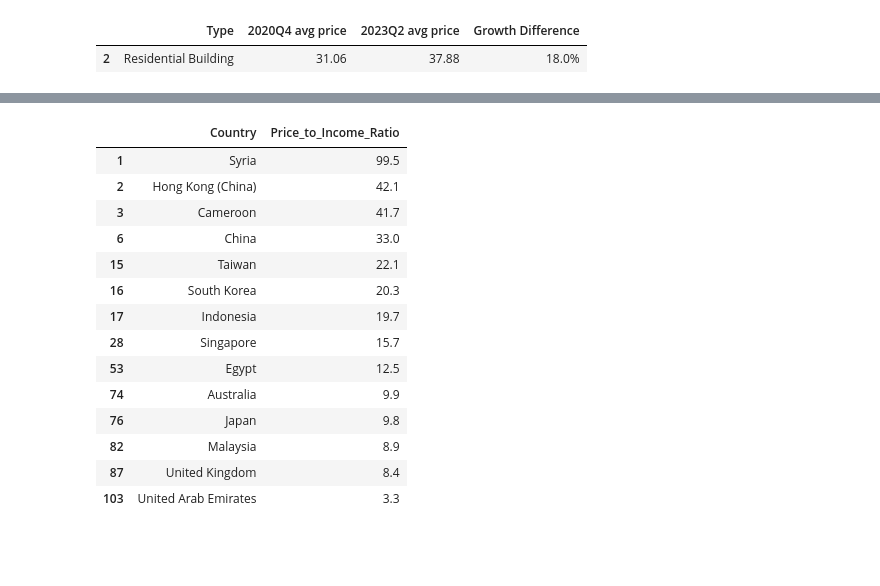
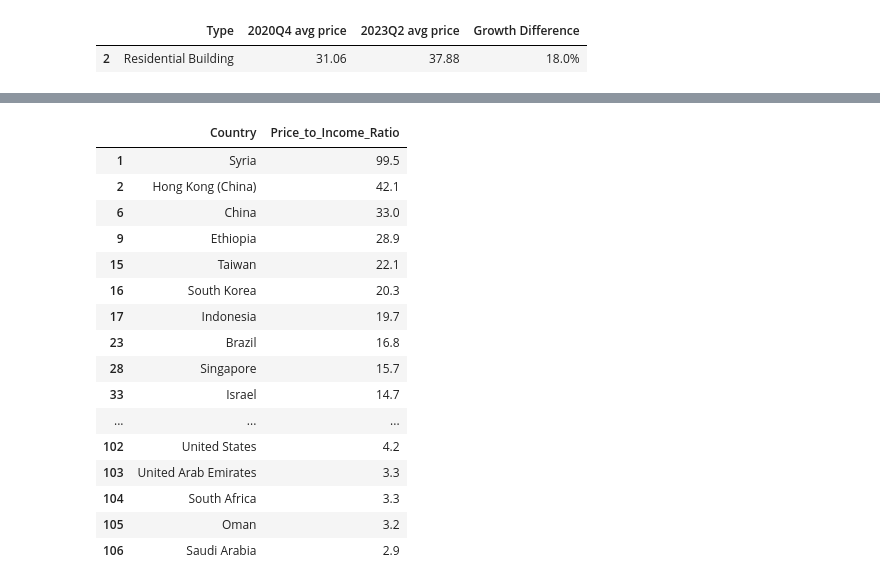
Before and after one commit to e19931107/Project2, a Jupyter notebook: Project_20240103.ipynb, the cells around one changed output, grey strips where cells are left out. Cells and saved outputs as stored; diff of their text form; code cells hidden in the pictures; blank space fills up the shorter version.

```diff
--- a/Project_20240103.ipynb
+++ b/Project_20240103.ipynb
@@ -353,12 +352,12 @@ for area in ['中壢區', '桃園區']:
     # Adjust layout to prevent label overlap
     fig.tight_layout()
 
-    # save the plot with title named
-    path_to_save_file = Path().absolute()/"PNG"/"District"
-    path_to_save_file.mkdir(parents=True, exist_ok=True)  # Create the directory if it doesn't exist
-    filename = f'{title}.png'
-    full_path = path_to_save_file/filename
-    plt.savefig(full_path)
+    # # save the plot with title named
+    # path_to_save_file = Path().absolute()/"PNG"/"District"
+    # path_to_save_file.mkdir(parents=True, exist_ok=True)  # Create the directory if it doesn't exist
+    # filename = f'{title}.png'
+    # full_path = path_to_save_file/filename
+    # plt.savefig(full_path)
 
     # Show the chart
     plt.show()
@@ -894,20 +926,20 @@ ddata_bade_Tao_detail.describe().round(2)
 # %%
 # Convert 'Yearmonth' to datetime
-data_bade_Tao['Yearmonth'] = pd.to_datetime(data_bade_Tao['Yearmonth'].astype(str), errors='coerce')
+data_arts['Yearmonth'] = pd.to_datetime(data_arts['Yearmonth'].astype(str), errors='coerce')
 
 # Drop rows with missing or NaT values (if needed)
-data_bade_Tao = data_bade_Tao.dropna(subset=['Yearmonth'])
+data_arts = data_arts.dropna(subset=['Yearmonth'])
 
 # Continue with the rest of your code...
-average_price_per_sqm = data_bade_Tao.groupby('Yearmonth')['單價元坪'].mean().reset_index()
+average_price_per_sqm = data_arts.groupby('Yearmonth')['單價元坪'].mean().reset_index()
 
 # Convert 'Yearmonth' values to numeric
-average_price_per_sqm = data_bade_Tao.groupby('Yearmonth')['單價元坪'].mean().reset_index()
+average_price_per_sqm = data_arts.groupby('Yearmonth')['單價元坪'].mean().reset_index()
 x_values = sorted(set(average_price_per_sqm['Yearmonth']))
 x_values_numeric = date2num(x_values)
 
 # Calculate transaction counts per month
-entry_counts = data_bade_Tao['Yearmonth'].value_counts().sort_index().reset_index()
+entry_counts = data_arts['Yearmonth'].value_counts().sort_index().reset_index()
 entry_counts.columns = ['Yearmonth', 'Transaction Counts']
 
 # Create a figure with two y-axes
@@ -919,7 +951,7 @@ ax1.set_ylabel('Average Price per Ping (Unit: W, 1W = 10K)', fontsize=12)
 ax1.tick_params('y')
 
 # 設定圖表標題和軸標籤
-title = 'Bade & Taoyuan Redistricting Price & Transaction Frequency'
+title = 'Taoyuan Zhongzheng Redistricting Price & Transaction Frequency'
 plt.title(title)
 
 # 設定雙 Y 軸
@@ -986,34 +1123,48 @@ for i in range(len(soup)):
 df = pd.DataFrame(list(zip(country_list, price_to_income_ratio_list)), columns=['Country', 'Price_to_Income_Ratio'])
 df.index = range(1, len(df) + 1)
 # %%
-df = df[(df['Country'] == 'Taiwan') |
-        (df['Country'] == 'Syria') |
+df = df[(df['Country'] == 'Syria') |
         (df['Country'] == 'Hong Kong (China)') |
-        (df['Country'] == 'Cameroon') |
         (df['Country'] == 'China') |
+        (df['Country'] == 'Ethiopia') |
+        (df['Country'] == 'Taiwan') |
         (df['Country'] == 'South Korea') |
         (df['Country'] == 'Indonesia') |
+        (df['Country'] == 'Brazil') |
         (df['Country'] == 'Singapore') |
+        (df['Country'] == 'Israel') |
+        (df['Country'] == 'Kenya') |
         (df['Country'] == 'Egypt') |
+        (df['Country'] == 'Poland') |
+        (df['Country'] == 'Romania') |
+        (df['Country'] == 'Germany') |
+        (df['Country'] == 'New Zealand') |
         (df['Country'] == 'Australia') |
         (df['Country'] == 'Japan') |
         (df['Country'] == 'Malaysia') |
         (df['Country'] == 'United Kingdom') |
-        (df['Country'] == 'United Arab Emirates') ]
+        (df['Country'] == 'Qatar') |
+        (df['Country'] == 'United States') |
+        (df['Country'] == 'United Arab Emirates') |
+        (df['Country'] == 'South Africa') |
+        (df['Country'] == 'Oman') |
+        (df['Country'] == 'Saudi Arabia') ]
 df
 # %% [output]
 |  | Country | Price_to_Income_Ratio |
 | 1 | Syria | 99.5 |
 | 2 | Hong Kong (China) | 42.1 |
-| 3 | Cameroon | 41.7 |
 | 6 | China | 33.0 |
+| 9 | Ethiopia | 28.9 |
 | 15 | Taiwan | 22.1 |
 | 16 | South Korea | 20.3 |
 | 17 | Indonesia | 19.7 |
+| 23 | Brazil | 16.8 |
 | 28 | Singapore | 15.7 |
-| 53 | Egypt | 12.5 |
-| 74 | Australia | 9.9 |
-| 76 | Japan | 9.8 |
-| 82 | Malaysia | 8.9 |
-| 87 | United Kingdom | 8.4 |
+| 33 | Israel | 14.7 |
+| ... | ... | ... |
+| 102 | United States | 4.2 |
 | 103 | United Arab Emirates | 3.3 |
+| 104 | South Africa | 3.3 |
+| 105 | Oman | 3.2 |
+| 106 | Saudi Arabia | 2.9 |
```
Also changed, not shown: parts of 17 cells of this notebook, 1 other file.
